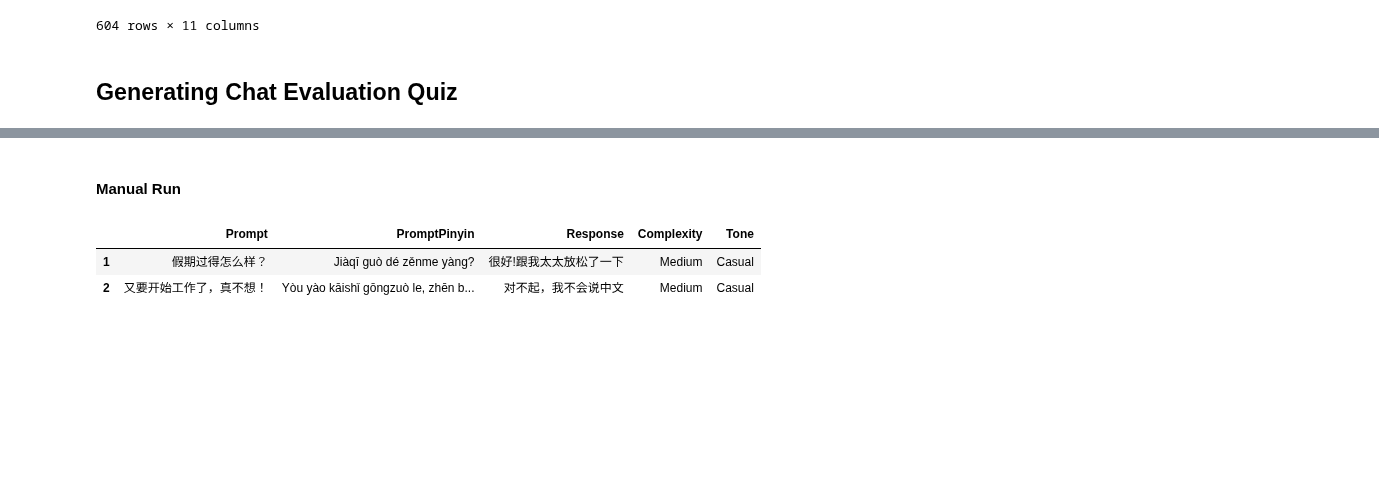
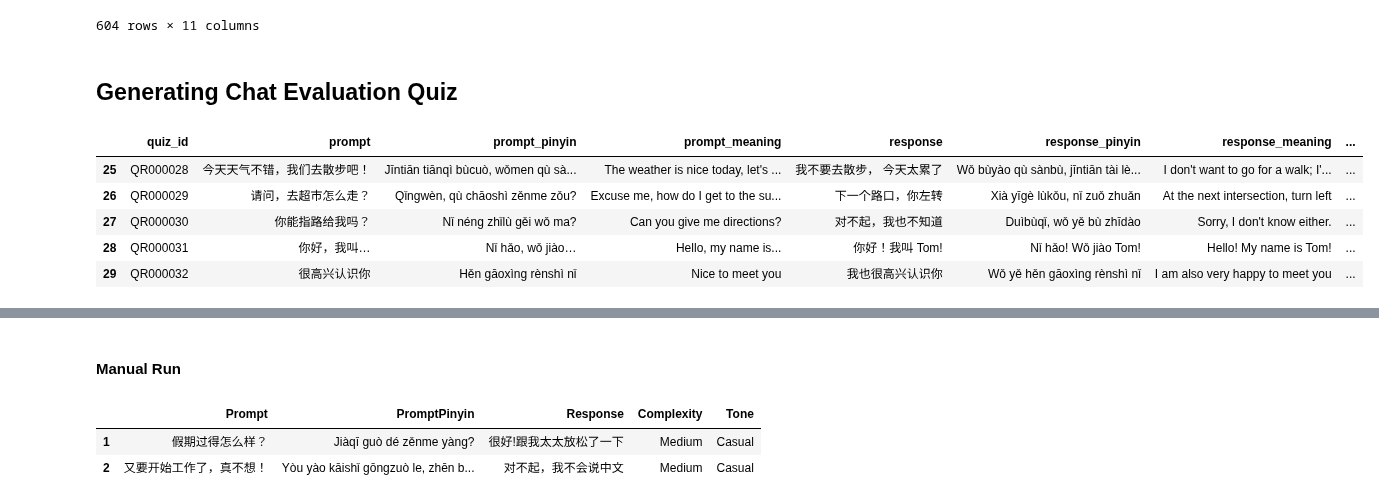
Before and after one commit to tuawong/GPT4LanguageLearning, a Jupyter notebook: GPT_ChineseQuiz.ipynb, the cells around one changed output, grey strips where cells are left out. Drawn from its saved outputs; the diff is of its cells as text; code cells hidden in the pictures; blank space fills up the shorter version.

```diff
--- a/GPT_ChineseQuiz.ipynb
+++ b/GPT_ChineseQuiz.ipynb
@@ -56,0 +55,13 @@ response_gen = ResponseQuizGenerator(gsheet_name=Constants.SHEET_NAME, wks_name=
+# %%
+#response_log = load_dict(gsheet_mode=True, gsheet_name=gsheet_name, worksheet_name='ResponseLog')
+#response_log.columns = [col.lower().replace(' ', '_') for col in response_log.columns]
+
+response_log = pd.read_sql("SELECT * FROM ResponseLog", engine)
+response_log.tail()
+# %% [output]
+|  | quiz_id | prompt | prompt_pinyin | prompt_meaning | response | response_pinyin | response_meaning | ... |
+| 25 | QR000028 | 今天天气不错，我们去散步吧！ | Jīntiān tiānqì bùcuò, wǒmen qù sà... | The weather is nice today, let's ... | 我不要去散步， 今天太累了 | Wǒ bùyào qù sànbù, jīntiān tài lè... | I don't want to go for a walk; I'... | ... |
+| 26 | QR000029 | 请问，去超市怎么走？ | Qǐngwèn, qù chāoshì zěnme zǒu? | Excuse me, how do I get to the su... | 下一个路口，你左转 | Xià yīgè lùkǒu, nǐ zuǒ zhuǎn | At the next intersection, turn left | ... |
+| 27 | QR000030 | 你能指路给我吗？ | Nǐ néng zhǐlù gěi wǒ ma? | Can you give me directions? | 对不起，我也不知道 | Duìbùqǐ, wǒ yě bù zhīdào | Sorry, I don't know either. | ... |
+| 28 | QR000031 | 你好，我叫… | Nǐ hǎo, wǒ jiào… | Hello, my name is... | 你好！我叫 Tom! | Nǐ hǎo! Wǒ jiào Tom! | Hello! My name is Tom! | ... |
+| 29 | QR000032 | 很高兴认识你 | Hěn gāoxìng rènshì nǐ | Nice to meet you | 我也很高兴认识你 | Wǒ yě hěn gāoxìng rènshì nǐ | I am also very happy to meet you | ... |
```
Also changed, not shown: parts of 5 cells of this notebook, 11 other files.
